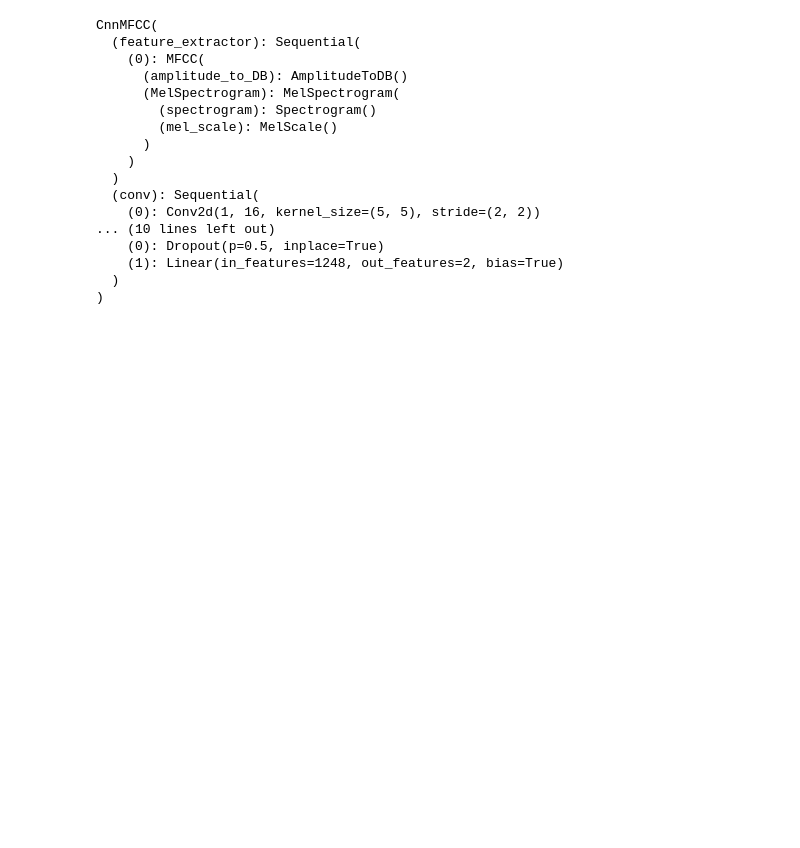
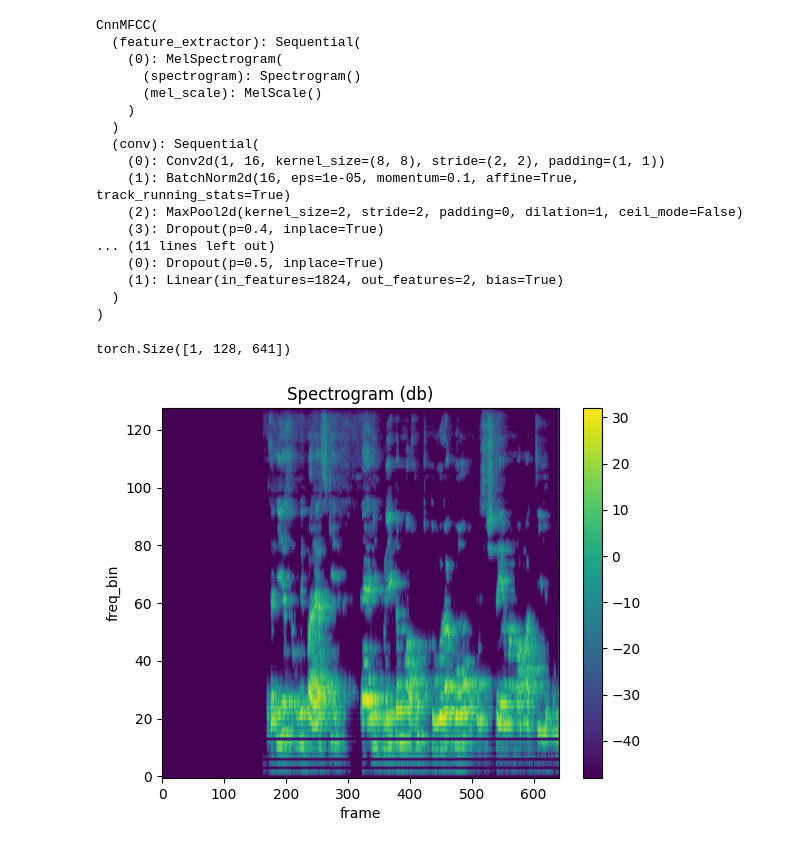
Before and after one commit to glucard/speech_feedback, a Jupyter notebook: hesitation_classifier-v2.ipynb, the cells around one changed output. Saved outputs shown, nothing was run; the diff lists cells and outputs as text; code cells hidden in the pictures; blank space fills up the shorter version.

```diff
--- a/hesitation_classifier-v2.ipynb
+++ b/hesitation_classifier-v2.ipynb
@@ -58,0 +77,14 @@ test_filter_dataloader = torch.utils.data.DataLoader(
+# %%
+# example of data augmentation
+
+with torch.no_grad():
+	test_waveform, test_sample_rate = torchaudio.load("temp_datasets/hesitation_dev/dev/NURC_RE/NURC_RE_EF/NURC_RE_EF_171/151591_nurc_.wav")
+
+	resampler = T.Resample(test_sample_rate, SAMPLE_RATE, dtype=test_waveform.dtype)
+	test_waveform = resampler(test_waveform)
+	test_waveform = train_data_transform(test_waveform)
+	# reverb = custom_layers.ReverberationLayer()
+	# test_waveform = reverb(test_waveform)
+
+print(test_waveform.shape)
+Audio(test_waveform, rate=SAMPLE_RATE)
@@ -60,26 +95,37 @@ test_filter_dataloader = torch.utils.data.DataLoader(
 model = CnnMFCC(n_classes=2, sample_rate=SAMPLE_RATE, max_audio_length_seconds=MAX_SECONDS_DURATION)
 model = model.to(DEVICE)
 
-optimizer = optim.Adam(model.parameters(), lr=0.003)
+optimizer = optim.Adam(model.parameters(), lr=0.001, weight_decay=0.0001)
+
+# early_stopping_patience = 5  # Number of epochs to wait before stopping
+scheduler = ReduceLROnPlateau(optimizer, mode='min', factor=0.1, patience=3)
+
 model
 # %% [output]
 CnnMFCC(
   (feature_extractor): Sequential(
-    (0): MFCC(
-      (amplitude_to_DB): AmplitudeToDB()
-      (MelSpectrogram): MelSpectrogram(
-        (spectrogram): Spectrogram()
-        (mel_scale): MelScale()
-      )
+    (0): MelSpectrogram(
+      (spectrogram): Spectrogram()
+      (mel_scale): MelScale()
     )
   )
   (conv): Sequential(
-    (0): Conv2d(1, 16, kernel_size=(5, 5), stride=(2, 2))
-... (10 lines left out)
+    (0): Conv2d(1, 16, kernel_size=(8, 8), stride=(2, 2), padding=(1, 1))
+    (1): BatchNorm2d(16, eps=1e-05, momentum=0.1, affine=True, track_running_stats=True)
+    (2): MaxPool2d(kernel_size=2, stride=2, padding=0, dilation=1, ceil_mode=False)
+    (3): Dropout(p=0.4, inplace=True)
+... (11 lines left out)
     (0): Dropout(p=0.5, inplace=True)
-    (1): Linear(in_features=1248, out_features=2, bias=True)
+    (1): Linear(in_features=1824, out_features=2, bias=True)
   )
 )
+# %%
+test_feature = model.feature_extractor(test_waveform.to(DEVICE))
+print(test_feature.shape)
+plot_spectrogram(test_feature.cpu().numpy()[0])
+# %% [output]
+torch.Size([1, 128, 641])
+[figure, added]
 # %%
 for i in range(MAX_EPOCH):
 	model.train()
```
Also changed, not shown: parts of 10 cells of this notebook, 2 other files.
